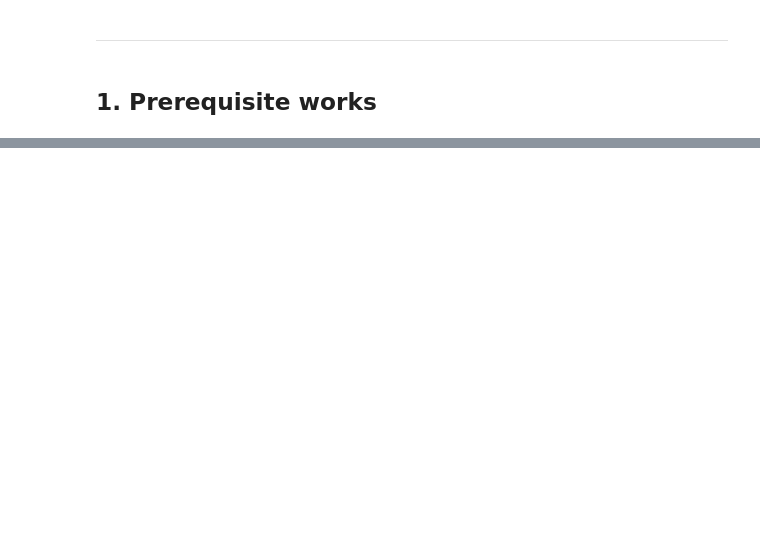
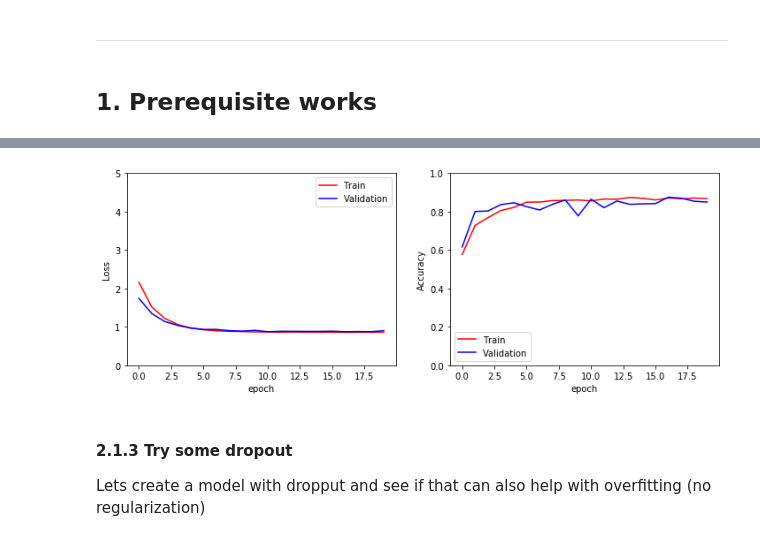
Before and after one commit to dndao/road-traffic-sign-classify, a Jupyter notebook: road-traffice-sign-classify.ipynb, the cells around one changed output, grey strips where cells are left out. Cells and saved outputs as stored; diff of their text form; code cells hidden in the pictures; blank space fills up the shorter version.

```diff
--- a/road-traffice-sign-classify.ipynb
+++ b/road-traffice-sign-classify.ipynb
@@ -54,0 +118,7 @@ tf.__version__
+# %%
+sh = {'round':0, 'triangle':1, 'square':2, 'diamond':3, 'hex':4}
+t = {'rightofway':0, 'stop':1, 'bicycle':2, 'limitedtraffic':3, 'noentry':4, 'noparking':5, 'roundabout':6, 'speed':7, 'trafficdirective':8, 'traveldirection':9, 'continue':10, 'crossing':11, 'laneend':12, 'parking':13, 'giveway':14, 'warning':15}
+data['shape_num'] = data['shape'].map(sh, na_action='ignore')
+data['stype_num'] = data['stype'].map(t, na_action='ignore')
+data['angle'] = pd.to_numeric(data['angle'])
+data.info()
@@ -54,0 +331,27 @@ tf.__version__
+# %%
+# Input layer
+input_ = Input(shape=(28, 28, 3)) # This is the input shape
+input_slice = Lambda(lambda x: tf.expand_dims(x[:,:,:,0], -1, name=None))(input_)
+x = Flatten()(input_slice)  # This will convert the 28x28 input to a vector of  dimension 784
+
+# Hidden layer
+h = Dense(64,kernel_regularizer=regularizers.l2(0.01))(x) # reg for weight matrix 1
+h = Activation('sigmoid', name='hidden_layer')(h)
+
+# Output layer
+out_ = Dense(5,kernel_regularizer=regularizers.l2(0.01))(h) # reg for weight matrix 2
+out_ = Activation('softmax')(out_)
+
+# Define model
+shape_model_reg = Model(inputs=input_, outputs=out_)
+
+sgd = optimizers.SGD(lr=0.01, decay=1e-6, momentum=0.9, nesterov=True)
+shape_model_reg.compile(loss='categorical_crossentropy',
+              optimizer=sgd,
+              metrics=[categorical_accuracy])
+
+
+shape_model_reg.summary()
+
+# Creating a model for feature vizualization (will be explained later)
+hidden_features = Model(inputs=input_, outputs=h)
@@ -54,0 +376,9 @@ tf.__version__
+# %%
+res = train_shape_model(shape_model_reg, num_epoch=20, verbose=False)
+plot_results(res)
+# %% [output]
+[figure, added]
+# %% [markdown]
+#### 2.1.3 Try some dropout
+
+Lets create a model with dropput and see if that can also help with overfitting (no regularization)
```
Also changed, not shown: parts of 72 cells of this notebook.
